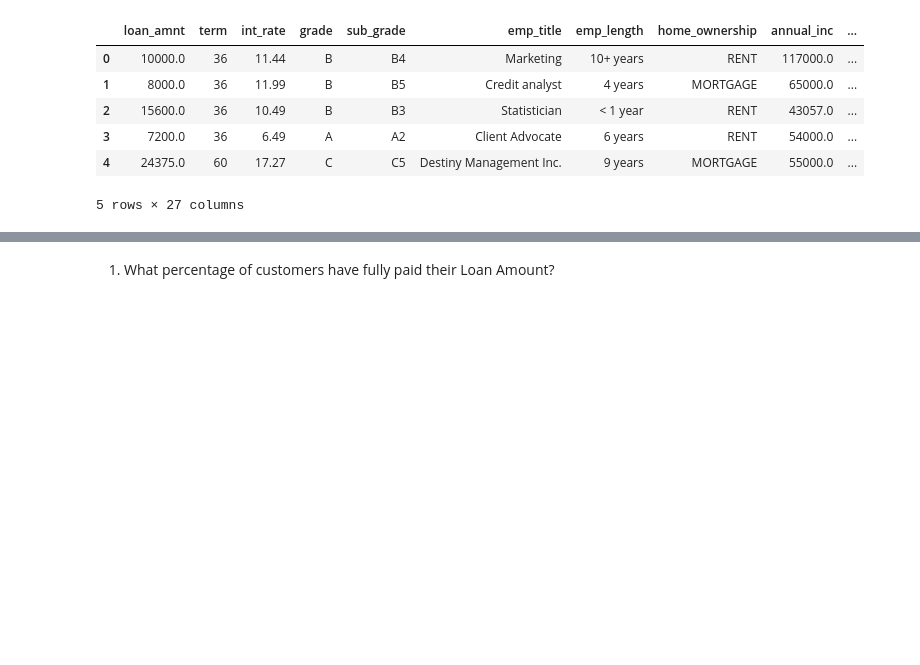
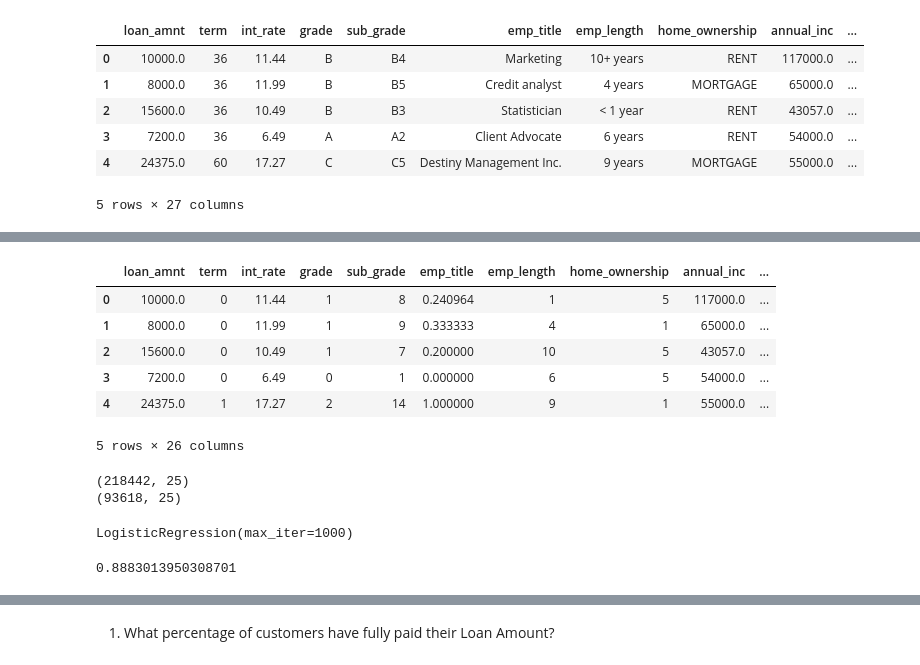
Before and after one commit to Rhy-Shah/ML, a Jupyter notebook: LoanTap/loantap.ipynb, the cells around one changed output, grey strips where cells are left out. Drawn from its saved outputs; the diff is of its cells as text; code cells hidden in the pictures; blank space fills up the shorter version.

```diff
--- a/LoanTap/loantap.ipynb
+++ b/LoanTap/loantap.ipynb
@@ -409,0 +514,22 @@ df.head()
+# %%
+df1 = pd.DataFrame({'emp_title' : df['emp_title'], 'target' : df['loan_status']})
+target_mean = df1.groupby(by=['emp_title'])['target'].mean()
+df['emp_title'] = df1['emp_title'].map(target_mean)
+df.head()
+# %% [output]
+|  | loan_amnt | term | int_rate | grade | sub_grade | emp_title | emp_length | home_ownership | annual_inc | ... |
+| 0 | 10000.0 | 0 | 11.44 | 1 | 8 | 0.240964 | 1 | 5 | 117000.0 | ... |
+| 1 | 8000.0 | 0 | 11.99 | 1 | 9 | 0.333333 | 4 | 1 | 65000.0 | ... |
+| 2 | 15600.0 | 0 | 10.49 | 1 | 7 | 0.200000 | 10 | 5 | 43057.0 | ... |
+| 3 | 7200.0 | 0 | 6.49 | 0 | 1 | 0.000000 | 6 | 5 | 54000.0 | ... |
+| 4 | 24375.0 | 1 | 17.27 | 2 | 14 | 1.000000 | 9 | 1 | 55000.0 | ... |
+5 rows × 26 columns
+# %%
+X=df.drop('loan_status',axis=1)
+y=df['loan_status']
+X_train, X_test, y_train, y_test = train_test_split(X,y,test_size=0.30,stratify=y,random_state=42)
+print(X_train.shape)
+print(X_test.shape)
+# %% [output]
+(218442, 25)
+(93618, 25)
@@ -409,0 +540,5 @@ df.head()
+# %%
+model = LogisticRegression(max_iter=1000)
+model.fit(X_train,y_train)
+# %% [output]
+LogisticRegression(max_iter=1000)
@@ -409,0 +547,4 @@ df.head()
+# %%
+model.score(X_test,y_test)
+# %% [output]
+0.8883013950308701
```
Also changed, not shown: parts of 21 cells of this notebook.
